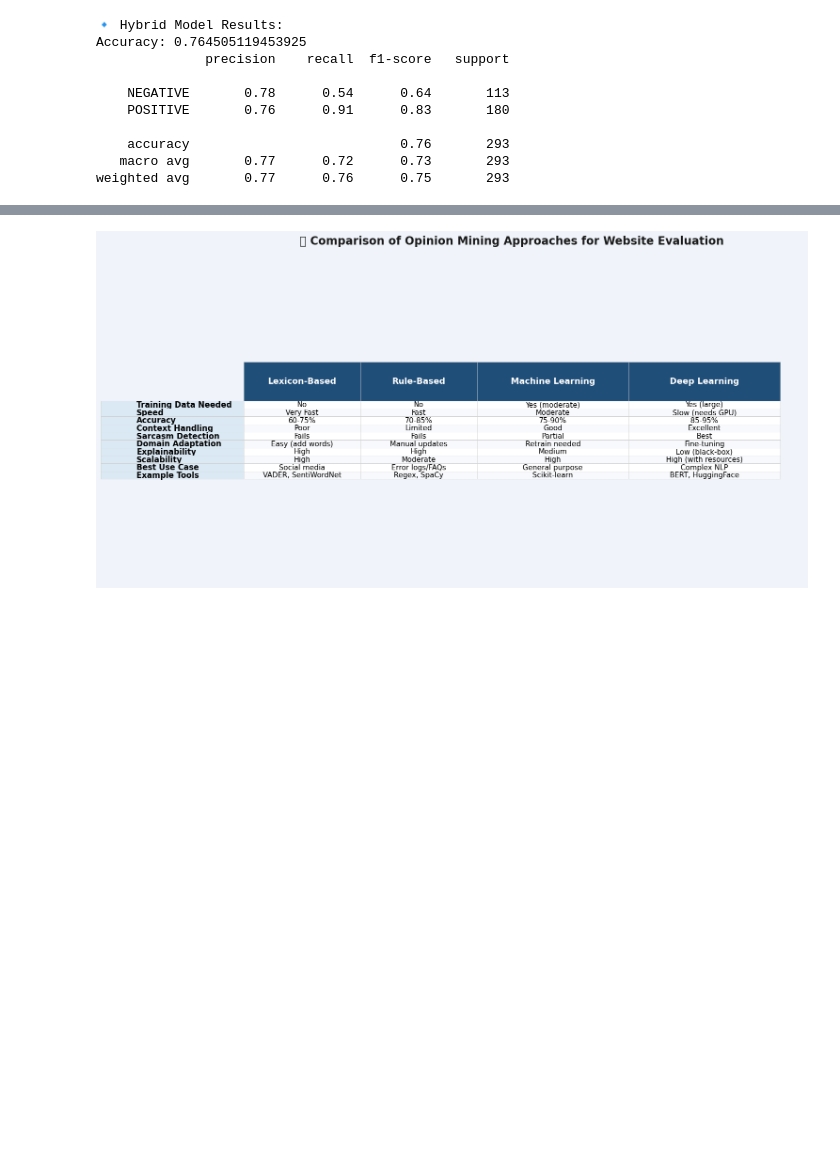
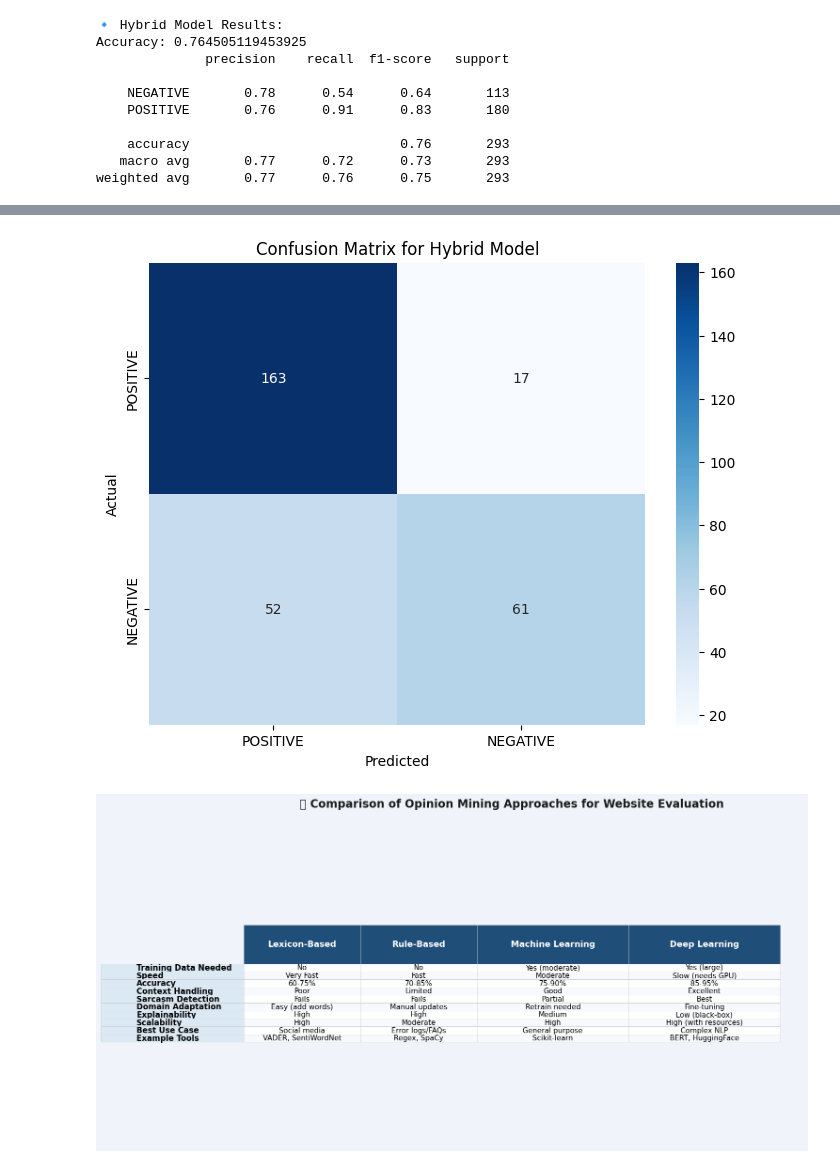
Before and after one commit to anjalii-s/Website-evaluation-using-opinion-mining, a Jupyter notebook: Python_code_website_evaluation_using_opinion_mining.ipynb, the cells around one changed output, grey strips where cells are left out. Cells and saved outputs as stored; diff of their text form; code cells hidden in the pictures; blank space fills up the shorter version.

```diff
--- a/Python_code_website_evaluation_using_opinion_mining.ipynb
+++ b/Python_code_website_evaluation_using_opinion_mining.ipynb
@@ -802,3 +804,88 @@ Accuracy: 0.764505119453925
     accuracy                           0.76       293
    macro avg       0.77      0.72      0.73       293
 weighted avg       0.77      0.76      0.75       293
+# %%
+import pandas as pd
+import nltk
+import re
+from sklearn.model_selection import train_test_split
+from sklearn.feature_extraction.text import TfidfVectorizer
+from sklearn.ensemble import RandomForestClassifier
+from sklearn.metrics import classification_report, accuracy_score, confusion_matrix
+from nltk.corpus import stopwords
+from transformers import pipeline
+import seaborn as sns
+import matplotlib.pyplot as plt
+
+nltk.download('punkt')
+import nltk
+nltk.download('punkt_tab')
+
+nltk.download('stopwords')
+
+# Load data (assuming df is already loaded as in the original code)
+df = df.dropna(subset=['review_content'])
+
+# Label data using sentiment pipeline
+sentiment_pipeline = pipeline("sentiment-analysis")
+df['sentiment'] = df['review_content'].astype(str).apply(lambda x: sentiment_pipeline(x[:512])[0]['label'])
+
+# 1. RULE-BASED FEATURES
+def rule_based_features(row):
+    text = row['review_content'].lower()
+    try:
+        rating_clean = re.sub("[^0-9.]", "", str(row['rating']))
+        rating = float(rating_clean) if rating_clean else 0
+    except:
+        rating = 0
+    features = {
+        'review_length': len(text),
+        'has_keywords': int(any(k in text for k in ['bad', 'worst', 'amazing', 'love', 'hate'])),
+        'rating_score': rating
+    }
+    return pd.Series(features)
+
+rule_features = df.apply(rule_based_features, axis=1)
+
+# 2. TEXT CLEANING + TF-IDF
+def clean_text(text):
+    tokens = nltk.word_tokenize(text.lower())
+    tokens = [t for t in tokens if t.isalpha() and t not in stopwords.words('english')]
+    return ' '.join(tokens)
+
+df['cleaned_text'] = df['review_content'].astype(str).apply(clean_text)
+
+vectorizer = TfidfVectorizer(max_features=3000)
+text_features = vectorizer.fit_transform(df['cleaned_text'])
+
+# 3. COMBINE RULE + TEXT FEATURES
+import scipy
+X_combined = scipy.sparse.hstack([text_features, rule_features])
+y = df['sentiment']
+
+# 4. Train/test split
+X_train, X_test, y_train, y_test = train_test_split(X_combined, y, test_size=0.2, random_state=42)
+
+# 5. Model: Random Forest
+model = RandomForestClassifier(n_estimators=100, random_state=42)
+model.fit(X_train, y_train)
+preds = model.predict(X_test)
+
+# 6. Evaluation
+print("\n🔹 Hybrid Model Results:")
+print("Accuracy:", accuracy_score(y_test, preds))
+print(classification_report(y_test, preds))
+
+# 7. Confusion Matrix
+print("\n🔹 Confusion Matrix:")
+cm = confusion_matrix(y_test, preds, labels=['POSITIVE', 'NEGATIVE'])
+print(cm)
+
+# Visualize Confusion Matrix
+plt.figure(figsize=(8, 6))
+sns.heatmap(cm, annot=True, fmt='d', cmap='Blues', xticklabels=['POSITIVE', 'NEGATIVE'], yticklabels=['POSITIVE', 'NEGATIVE'])
+plt.title('Confusion Matrix for Hybrid Model')
+plt.xlabel('Predicted')
+plt.ylabel('Actual')
+plt.savefig('confusion_matrix.png')
+# %% [output]
@@ -805,3 +916,4 @@ weighted avg       0.77      0.76      0.75       293
+[figure, added]
 # %%
 import pandas as pd
 import matplotlib.pyplot as plt
```
Also changed, not shown: parts of 4 cells of this notebook.
